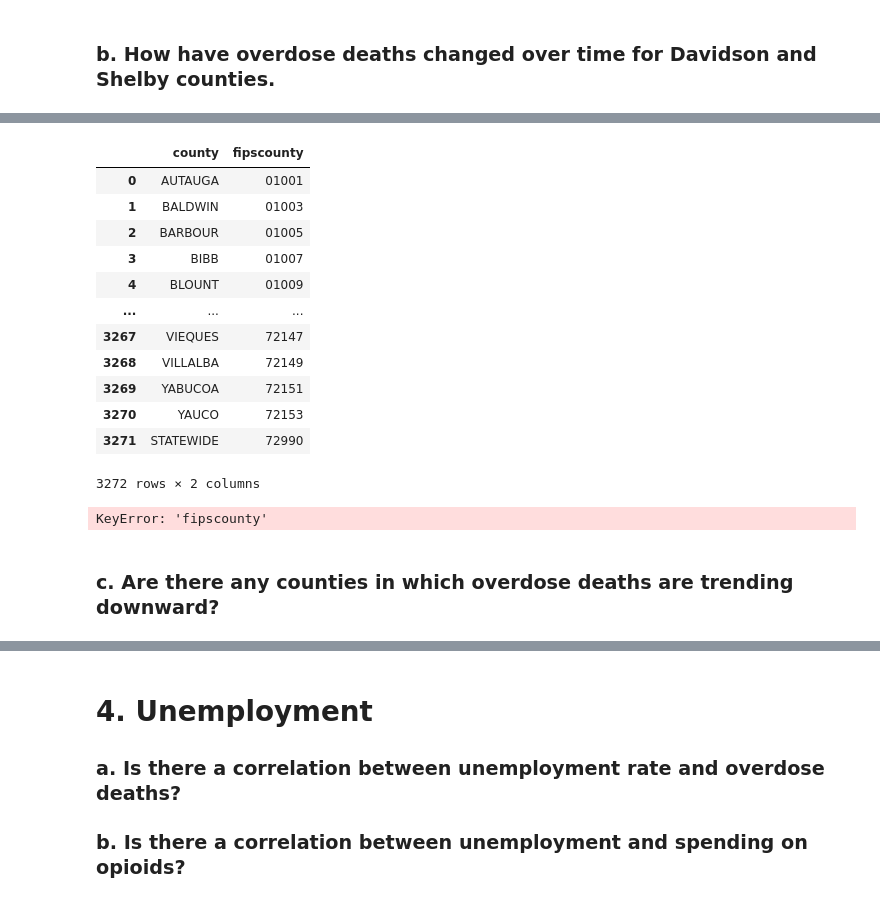
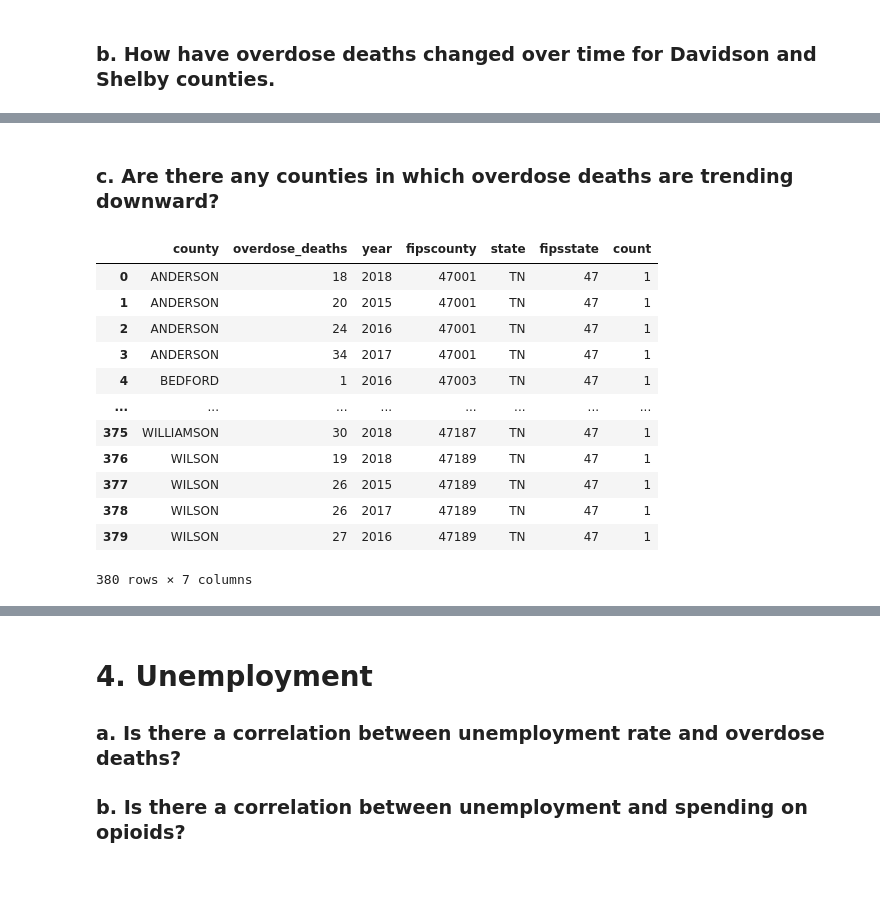
Before and after one commit to NSS-Full-Time-Data-Analytics-14/prescription-drugs-python-nutter_butter, a Jupyter notebook: Notebook/nutter_butter_jg.ipynb, the cells around one changed output, grey strips where cells are left out. Saved outputs shown, nothing was run; the diff lists cells and outputs as text; code cells hidden in the pictures.

```diff
--- a/Notebook/nutter_butter_jg.ipynb
+++ b/Notebook/nutter_butter_jg.ipynb
@@ -60,31 +41,17 @@ overdosedeathsb
 # %%
 fips_countyb = '''SELECT
-                    county,
-                    fipscounty
+                    *
                     FROM fips_county'''
 with engine.connect() as connection:
     fips_countyb = pd.read_sql(fips_countyb, con = connection)
 fips_countyb
-# %% [output]
-|  | county | fipscounty |
-| 0 | AUTAUGA | 01001 |
-| 1 | BALDWIN | 01003 |
-| 2 | BARBOUR | 01005 |
-| 3 | BIBB | 01007 |
-| 4 | BLOUNT | 01009 |
-| ... | ... | ... |
-| 3267 | VIEQUES | 72147 |
-| 3268 | VILLALBA | 72149 |
-| 3269 | YABUCOA | 72151 |
-| 3270 | YAUCO | 72153 |
-| 3271 | STATEWIDE | 72990 |
-3272 rows × 2 columns
 # %%
 fips_countyb['fipscounty'] = fips_countyb.fipscounty.astype('int')
 # %%
-od_county = pd.merge(overdosedeaths, fips_countyb,
+od_county = pd.merge(overdosedeathsb, fips_countyb,
                                     on = 'fipscounty',
                                            how = 'inner')
-od_county
+two_county = od_county.loc[(od_county['county'] == 'DAVIDSON') | (od_county['county'] == 'SHELBY')]
+dav_only = od_county.loc[(od_county['county'] == 'DAVIDSON')]
+she_only = od_county.loc[(od_county['county'] == 'SHELBY')]
+two_county
-# %% [output]
-KeyError: 'fipscounty'
@@ -91,5 +61,22 @@ KeyError: 'fipscounty'
 # %% [markdown]
 ###  c. Are there any counties in which overdose deaths are trending downward?
+# %%
+od_by_county = od_county.groupby('county').value_counts().to_frame().reset_index()
+od_by_county
+# %% [output]
+|  | county | overdose_deaths | year | fipscounty | state | fipsstate | count |
+| 0 | ANDERSON | 18 | 2018 | 47001 | TN | 47 | 1 |
+| 1 | ANDERSON | 20 | 2015 | 47001 | TN | 47 | 1 |
+| 2 | ANDERSON | 24 | 2016 | 47001 | TN | 47 | 1 |
+| 3 | ANDERSON | 34 | 2017 | 47001 | TN | 47 | 1 |
+| 4 | BEDFORD | 1 | 2016 | 47003 | TN | 47 | 1 |
+| ... | ... | ... | ... | ... | ... | ... | ... |
+| 375 | WILLIAMSON | 30 | 2018 | 47187 | TN | 47 | 1 |
+| 376 | WILSON | 19 | 2018 | 47189 | TN | 47 | 1 |
+| 377 | WILSON | 26 | 2015 | 47189 | TN | 47 | 1 |
+| 378 | WILSON | 26 | 2017 | 47189 | TN | 47 | 1 |
+| 379 | WILSON | 27 | 2016 | 47189 | TN | 47 | 1 |
+380 rows × 7 columns
 # %% [markdown]
 # 2. Spending on opioids
 ###  a. What is the correlation between spending on opioids and overdose deaths?
```
Also changed, not shown: parts of 24 cells of this notebook.
